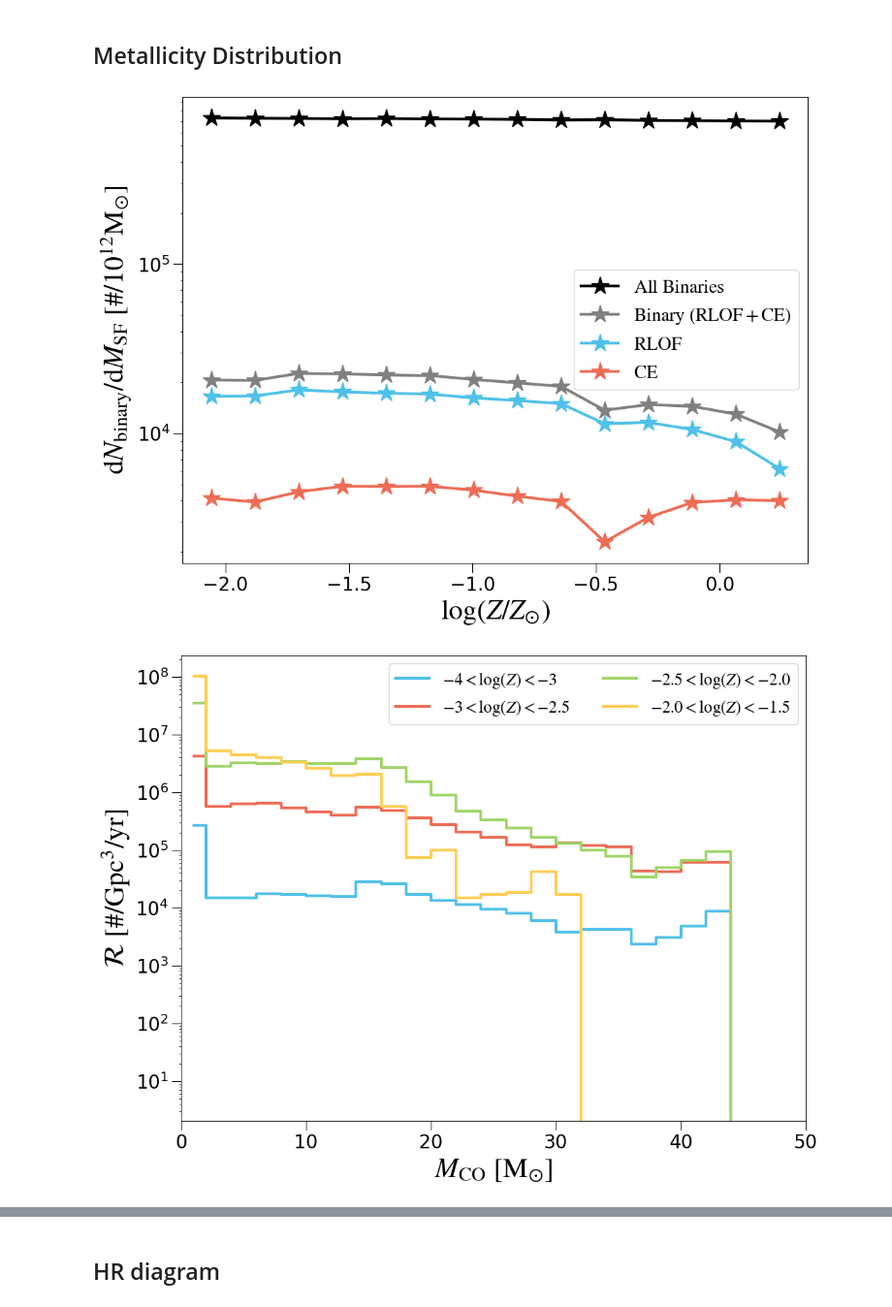
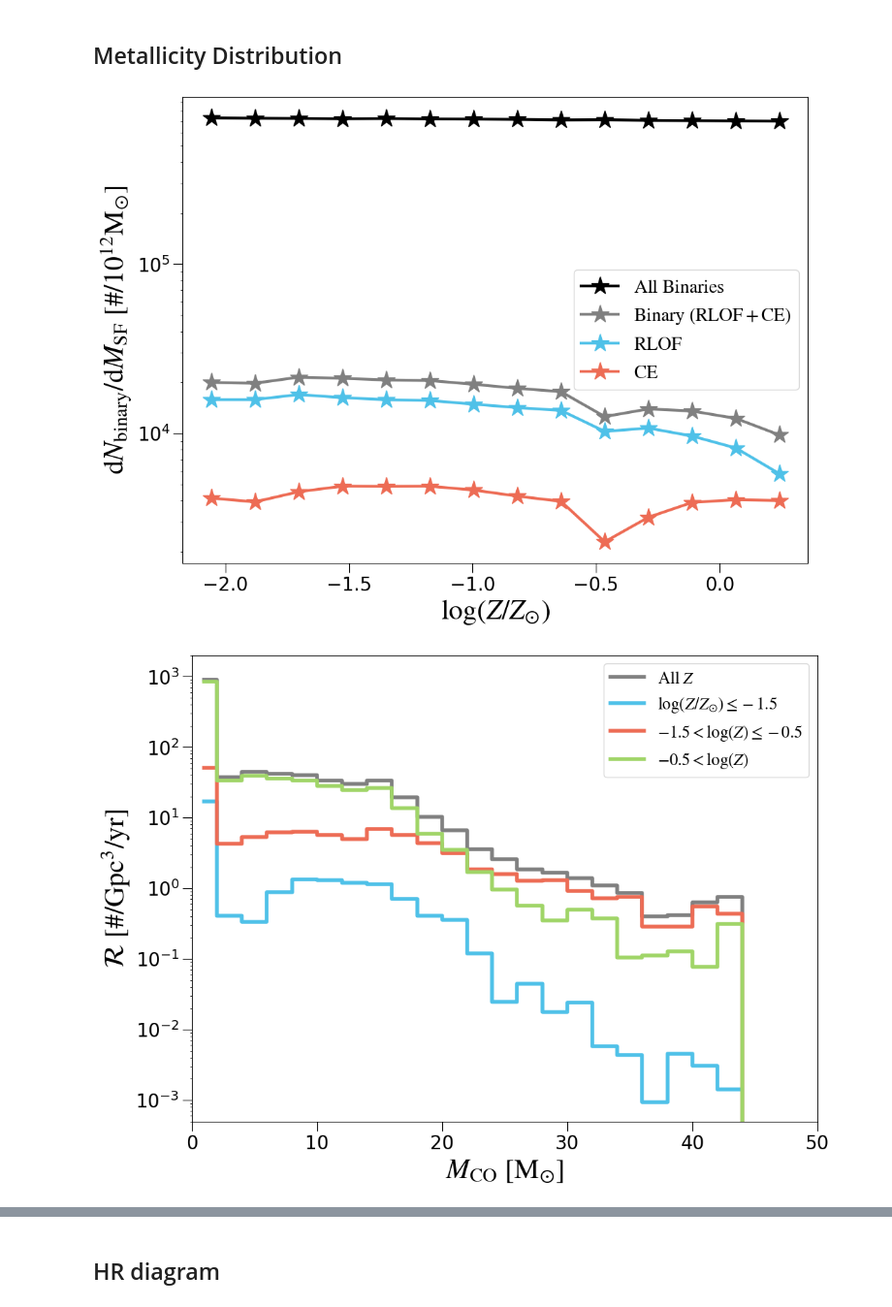
Before and after one commit to KohkiUno/hypernebula_analysis, a Jupyter notebook: distribution.ipynb, the cells around one changed output, grey strips where cells are left out. Shown at 97% size. Drawn from its saved outputs; the diff is of its cells as text; code cells hidden in the pictures.

```diff
--- a/distribution.ipynb
+++ b/distribution.ipynb
@@ -103,10 +102,10 @@ for key in SYS_keys:
     SYS[key] = File['BSE_System_Parameters'][key][()]
 File.close()
 
-with open('./sampling_data/mt_edd10.pkl', 'rb') as file:
+with open('./sampling_data/mt_edd100.pkl', 'rb') as file:
     mt_edd100 = pickle.load(file)
 
-with open('./sampling_data/ce_edd10.pkl', 'rb') as file:
+with open('./sampling_data/ce_edd100.pkl', 'rb') as file:
     ce_edd100 = pickle.load(file)
 
 SYS_mt = SYS[np.in1d(SYS['SEED'], mt_edd100['SEED'])]
@@ -523,14 +520,11 @@ def find_formation_rates(n_binaries, redshifts, n_formed, dPdlogZ, metallicities
 # n_SYS = len(SYS)
 n_mt = len(mt)
 n_ce = len(ce)
+n_formed = sfr / Average_SF_mass_needed.value
 
-binary_fraction = 0.7
-mt_formed = sum(mt['mixture_weight']) * sfr / Average_SF_mass_needed.value
-ce_formed = sum(ce['mixture_weight']) * sfr / Average_SF_mass_needed.value
-
-mt_formation_rate = find_formation_rates(n_mt, redshifts, mt_formed, dPdlogZ, metallicities, p_draw_metallicity,
+mt_formation_rate = find_formation_rates(n_mt, redshifts, n_formed, dPdlogZ, metallicities, p_draw_metallicity,
                                          mt['Metallicity@ZAMS(1)'], mt['mixture_weight'])
-ce_formation_rate = find_formation_rates(n_ce, redshifts, ce_formed, dPdlogZ, metallicities, p_draw_metallicity,
+ce_formation_rate = find_formation_rates(n_ce, redshifts, n_formed, dPdlogZ, metallicities, p_draw_metallicity,
                                          ce['Metallicity@ZAMS(1)'], ce['mixture_weight'])
 # %%
 mt['rate_z0'] = mt_formation_rate[:, 0]
@@ -794,5 +760,5 @@ plt.legend(fontsize = 20, ncol=1)
 plt.savefig('./Fig_paper/metalicity_distribution.pdf', bbox_inches='tight', pad_inches=0.1)
 plt.show()
 # %% [output]
-[figure, old version]
+[figure, new version]
 # %%
@@ -818,36 +824,48 @@ hist_rate_ce_logZ_20_15_CO, bin_edge = np.histogram(ce_logZ_20_15['Mass(A)<MT'],
 # %%
 # Then plot it!
 ####################
 fig, ax = plt.subplots(figsize = (12,9))
 
-ax.step(mass_center_bins, (hist_rate_mt_logZ_40_30_CO+hist_rate_ce_logZ_40_30_CO), where='mid', color=color_list[2],
-        label=r'$-4 < \log(Z) < -3$', lw=3)
-ax.step(mass_center_bins, (hist_rate_mt_logZ_30_25_CO+hist_rate_ce_logZ_30_25_CO), where='mid', color=color_list[3],
-        label=r'$-3 < \log(Z) < -2.5$', lw=3)
-ax.step(mass_center_bins, (hist_rate_mt_logZ_25_20_CO+hist_rate_ce_logZ_25_20_CO), where='mid', color=color_list[4],
-        label=r'$-2.5 < \log(Z) < -2.0$', lw=3)
-ax.step(mass_center_bins, (hist_rate_mt_logZ_20_15_CO+hist_rate_ce_logZ_20_15_CO), where='mid', color=color_list[5],
-        label=r'$-2.0 < \log(Z) < -1.5$', lw=3)
+
+ax.step(mass_center_bins, (hist_rate_z0_mt_A+hist_rate_z0_ce_A), where='mid', color=color_list[1],
+        label=r'$\mathrm{All} \ Z$', lw=4)
+ax.step(mass_center_bins, (hist_rate_mt_logZ_m15_A_z0+hist_rate_ce_logZ_m15_m05_A_z0), where='mid', color=color_list[2],
+        label=r'$\log(Z/Z_{\odot}) \leq -1.5$', lw=4)
+ax.step(mass_center_bins, (hist_rate_mt_logZ_m15_m05_A_z0+hist_rate_ce_logZ_m15_m05_A_z0), where='mid', color=color_list[3],
+        label=r'$-1.5 < \log(Z) \leq -0.5$', lw=4)
+ax.step(mass_center_bins, (hist_rate_mt_logZ_m05_A_z0+hist_rate_ce_logZ_m05_A_z0), where='mid', color=color_list[4],
+        label=r'$-0.5 < \log(Z)$', lw=4)
+
+# ax.step(mass_center_bins, (hist_rate_z0_mt_A+hist_rate_z0_ce_A), where='mid', color=color_list[1],
+#         label=r'$\mathrm{All} \ Z$', lw=4)
+# ax.step(mass_center_bins, (hist_rate_mt_logZ_40_30_A_z0+hist_rate_ce_logZ_40_30_A_z0), where='mid', color=color_list[2],
+#         label=r'$-4 < \log(Z) < -3$', lw=4)
+# ax.step(mass_center_bins, (hist_rate_mt_logZ_30_25_A_z0+hist_rate_ce_logZ_30_25_A_z0), where='mid', color=color_list[3],
+#         label=r'$-3 < \log(Z) < -2.5$', lw=4)
+# ax.step(mass_center_bins, (hist_rate_mt_logZ_25_20_A_z0+hist_rate_ce_logZ_25_20_A_z0), where='mid', color=color_list[4],
+#         label=r'$-2.5 < \log(Z) < -2.0$', lw=4)
+# ax.step(mass_center_bins, (hist_rate_mt_logZ_20_15_A_z0+hist_rate_ce_logZ_20_15_A_z0), where='mid', color=color_list[5],
+#         label=r'$-2.0 < \log(Z) < -1.5$', lw=4)
 
 
 ########
 ax.tick_params(axis='both', which='major', labelsize=20, size=10)
 plt.xticks(fontsize=20)
 plt.yticks(fontsize=20)
 plt.locator_params(axis='y', nbins=6)
 
 ax.set_xlim([0.0, 50])
-# ax.set_ylim([5e3, 2e9])
+ax.set_ylim([5e-4, 2e3])
 
 plt.xlabel(r'$M_{\mathrm{CO}} \ {\mathrm{[M_{\odot}]}}$', fontsize = 30)
 plt.ylabel(r'$\mathcal{R} \ \mathrm{[\# /Gpc^3 / yr]}$', fontsize = 30)
 
 plt.yscale('log')
-plt.legend(fontsize = 18, ncol=2)
-# plt.savefig('./Fig_paper/mass_distribution_D.pdf', bbox_inches='tight', pad_inches=0.1)
+plt.legend(fontsize = 18, ncol=1)
+plt.savefig('./Fig_paper/metallicity_distribution_CO_z0.pdf', bbox_inches='tight', pad_inches=0.1)
 plt.show()
 # %% [output]
-[figure, old version]
+[figure, new version]
 # %%
 hist_rate_mt_logZ_40_30, bin_edge = np.histogram(mt_logZ_40_30['Mass@ZAMS(1)'], bins=mass_bins, weights=mt_logZ_40_30['rate_z0'])
 hist_rate_mt_logZ_30_25, bin_edge = np.histogram(mt_logZ_30_25['Mass@ZAMS(1)'], bins=mass_bins, weights=mt_logZ_30_25['rate_z0'])
```
Also changed, not shown: parts of 25 cells of this notebook.
